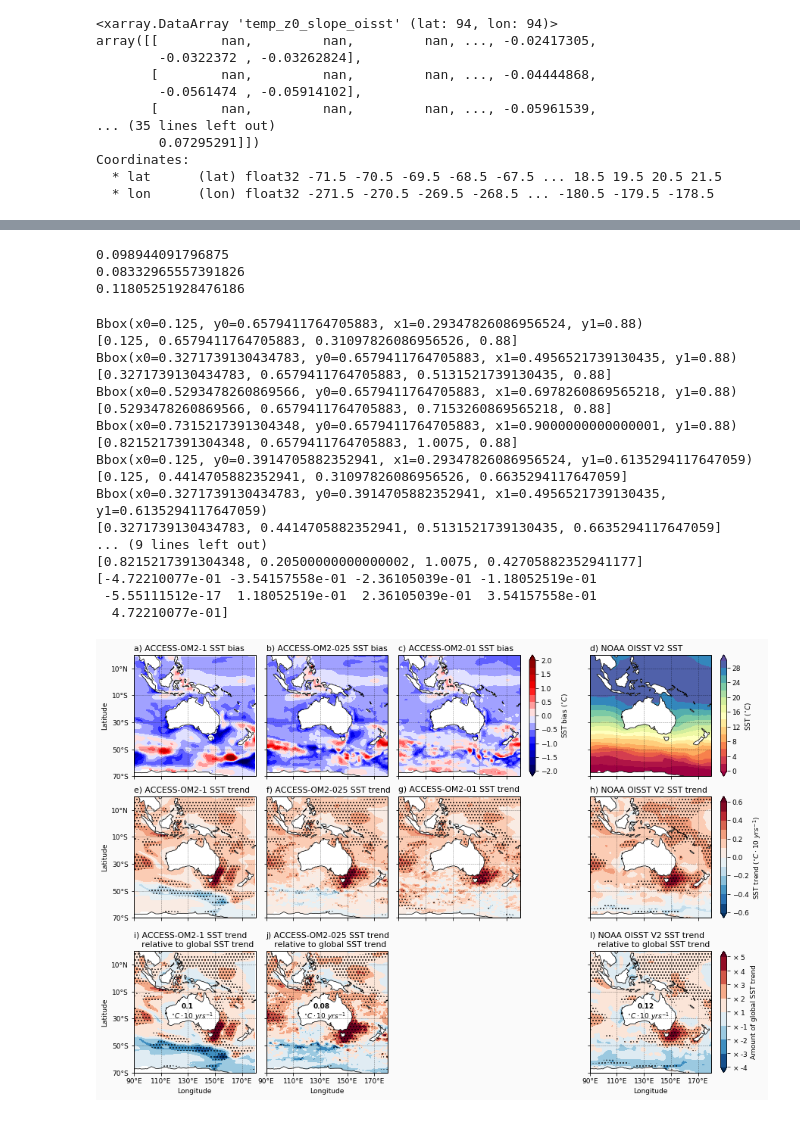
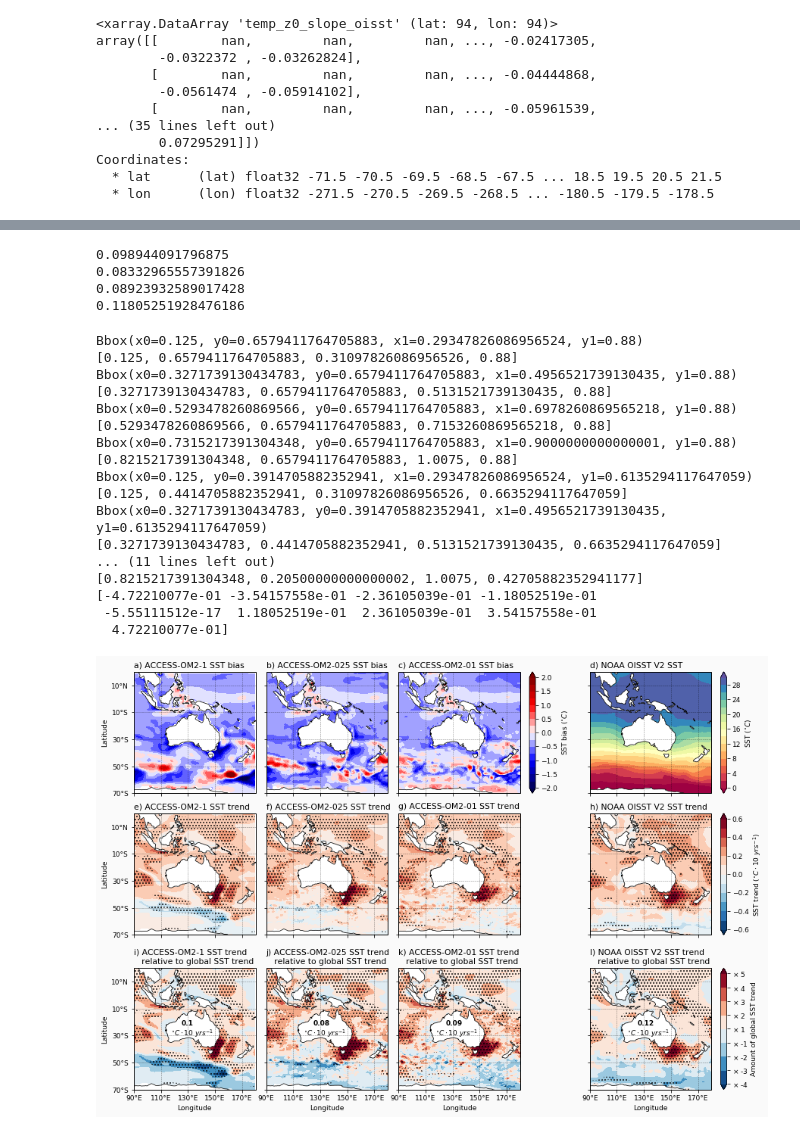
Before and after one commit to ERDuran/Australian-waters-diagnostics, a Jupyter notebook: scripts/p56_plot_SST_relative_to_globalmean.ipynb, the cells around one changed output, grey strips where cells are left out. Drawn from its saved outputs; the diff is of its cells as text; code cells hidden in the pictures.

Commit message:
plotted trend relative to global trend

```diff
--- a/scripts/p56_plot_SST_relative_to_globalmean.ipynb
+++ b/scripts/p56_plot_SST_relative_to_globalmean.ipynb
@@ -115,8 +115,8 @@ temp_z0_1_global_mod = xr.open_dataset(input_path + 'temp_z0_1_global_mod.nc').t
 print(temp_z0_1_global_mod)
 temp_z0_025_global_mod = xr.open_dataset(input_path + 'temp_z0_025_global_mod.nc').temp_z0_025_global_mod
 print(temp_z0_025_global_mod)
-# temp_z0_01_global_mod = xr.open_dataset(input_path + 'temp_z0_01_global_mod.nc').temp_z0_01_global_mod
-# print(temp_z0_01_global_mod)
+temp_z0_01_global_mod = xr.open_dataset(input_path + 'temp_z0_01_global_mod.nc').temp_z0_01_global_mod
+print(temp_z0_01_global_mod)
 # %% [output]
 <xarray.DataArray 'temp_z0_global_oisst' (year: 25)>
 array([13.38501 , 13.421956, 13.477673, 13.441988, 13.569297, 13.614277,
@@ -140,21 +140,22 @@ year = temp_z0_1_global_mod.year
 
 temp_z0_1_slope_global_mod, _, _, _, _ = stats.linregress(year, temp_z0_1_global_mod)
 temp_z0_025_slope_global_mod, _, _, _, _ = stats.linregress(year, temp_z0_025_global_mod)
-# temp_z0_01_slope_global_mod, _, _, _, _ = stats.linregress(year, temp_z0_01_global_mod)
+temp_z0_01_slope_global_mod, _, _, _, _ = stats.linregress(year, temp_z0_01_global_mod)
 temp_z0_slope_global_oisst, _, _, _, _ = stats.linregress(year, temp_z0_global_oisst)
 
 temp_z0_1_slope_global_mod = temp_z0_1_slope_global_mod*10
 temp_z0_025_slope_global_mod = temp_z0_025_slope_global_mod*10
-# temp_z0_01_slope_global_mod = temp_z0_01_slope_global_mod*10
+temp_z0_01_slope_global_mod = temp_z0_01_slope_global_mod*10
 temp_z0_slope_global_oisst = temp_z0_slope_global_oisst*10
 
 print(temp_z0_1_slope_global_mod)
 print(temp_z0_025_slope_global_mod)
-# print(temp_z0_01_slope_global_mod)
+print(temp_z0_01_slope_global_mod)
 print(temp_z0_slope_global_oisst)
 # %% [output]
 0.098944091796875
 0.08332965557391826
+0.08923932589017428
 0.11805251928476186
 # %%
 def bbox(pos):
@@ -524,36 +525,39 @@ gtrend = np.round(temp_z0_025_slope_global_mod,2)
 plt.text(125,-22.5,str(gtrend), fontweight='bold')
 plt.text(117.5,-30,'$^{\circ}C \cdot 10\ yrs^{-1}$')
 
-# ax = plt.subplot(row, col, 11, projection=ccrs.PlateCarree())
-# pos = ax.get_position()
-# print(pos)
-# pos_plot = [pos.x0, pos.y0+0.08, pos.x1+0.0175, pos.y1+0.08]
-# print(pos_plot)
-# # levels=arange(-1,1,0.1)
-# # cmap = plt.cm.RdBu_r
-# data = temp_z0_01_slope_mod
-# plot = plt.contourf(data.xt_ocean, data.yt_ocean, data,
-#             cmap=cmap, levels=levels, extend='both', transform=ccrs.PlateCarree())
-# levels2=[0, 0.05]
-# # cmap2 = plt.cm.RdBu_r
-# data2 = temp_z0_01_p_value_mod
-# plot2 = plt.contourf(data.xt_ocean, data.yt_ocean, data2, hatches=['...'],
-#             colors='none', levels=levels2, transform=ccrs.PlateCarree())
-# ax.set_position(bbox(pos_plot))
-# ax.set_title('k) ACCESS-OM2-01 trend', loc='left')
-# ax.set_extent([90, 180, -70, 20], crs=ccrs.PlateCarree())
-# ax.set_xticks(arange(90, 180, 20), crs=ccrs.PlateCarree())
-# ax.set_yticks(arange(-70, 20, 20), crs=ccrs.PlateCarree())
-# lon_formatter = LongitudeFormatter(zero_direction_label=True)
-# lat_formatter = LatitudeFormatter()
-# ax.xaxis.set_major_formatter(lon_formatter)
-# ax.yaxis.set_major_formatter(lat_formatter)
-# ax.set_xlabel('')
+ax = plt.subplot(row, col, 11, projection=ccrs.PlateCarree())
+pos = ax.get_position()
+print(pos)
+pos_plot = [pos.x0, pos.y0+0.08, pos.x1+0.0175, pos.y1+0.08]
+print(pos_plot)
+levels=arange(-temp_z0_01_slope_global_mod*4,temp_z0_01_slope_global_mod*4,temp_z0_01_slope_global_mod)
+# cmap = plt.cm.RdBu_r
+data = temp_z0_01_slope_mod - temp_z0_01_slope_global_mod
+plot = plt.contourf(data.xt_ocean, data.yt_ocean, data,
+            cmap=cmap, levels=levels, extend='both', transform=ccrs.PlateCarree())
+levels2=[0, 0.05]
+# cmap2 = plt.cm.RdBu_r
+data2 = temp_z0_01_p_value_mod
+plot2 = plt.contourf(data.xt_ocean, data.yt_ocean, data2, hatches=['...'],
+            colors='none', levels=levels2, transform=ccrs.PlateCarree())
+ax.set_position(bbox(pos_plot))
+ax.set_title('k) ACCESS-OM2-01 SST trend \n   relative to global SST trend', loc='left')
+ax.set_extent([90, 180, -70, 20], crs=ccrs.PlateCarree())
+ax.set_xticks(arange(90, 180, 20), crs=ccrs.PlateCarree())
+ax.set_yticks(arange(-70, 20, 20), crs=ccrs.PlateCarree())
+lon_formatter = LongitudeFormatter(zero_direction_label=True)
+lat_formatter = LatitudeFormatter()
+ax.xaxis.set_major_formatter(lon_formatter)
+ax.yaxis.set_major_formatter(lat_formatter)
+ax.set_xlabel('Longitude')
 # ax.set_xticklabels('')
-# ax.set_ylabel('')
-# ax.set_yticklabels('')
-# ax.grid(linewidth=0.5, color='black', alpha=0.5, linestyle='--')
-# ax.add_feature(land_50m)
+ax.set_ylabel('')
+ax.set_yticklabels('')
+ax.grid(linewidth=0.5, color='black', alpha=0.5, linestyle='--')
+ax.add_feature(land_50m)
+gtrend = np.round(temp_z0_01_slope_global_mod,2)
+plt.text(125,-22.5,str(gtrend), fontweight='bold')
+plt.text(117.5,-30,'$^{\circ}C \cdot 10\ yrs^{-1}$')
 
 ax = plt.subplot(row, col, 12, projection=ccrs.PlateCarree())
 pos = ax.get_position()
@@ -593,32 +597,32 @@ axins = inset_axes(ax,
                    width="5%",  # width = 5% of parent_bbox width
                    height="100%",  # height : 50%
                    loc='lower left',
                    bbox_to_anchor=(1.075, 0, 1, 1),
                    bbox_transform=ax.transAxes,
                    borderpad=0)
 cbar = plt.colorbar(plot, orientation='vertical',
                     label=r'Amount of global SST trend', cax=axins)
 cbar.set_ticks(levels)
 cbar.ax.set_yticklabels([r'$\times$ -4',r'$\times$ -3',r'$\times$ -2',r'$\times$ -1',
                         r'$\times$ 1',r'$\times$ 2',r'$\times$ 3',r'$\times$ 4',r'$\times$ 5'])
 
 savefigure('SST_bias_trend_gtrend')
 # %% [output]
 Bbox(x0=0.125, y0=0.6579411764705883, x1=0.29347826086956524, y1=0.88)
 [0.125, 0.6579411764705883, 0.31097826086956526, 0.88]
 Bbox(x0=0.3271739130434783, y0=0.6579411764705883, x1=0.4956521739130435, y1=0.88)
 [0.3271739130434783, 0.6579411764705883, 0.5131521739130435, 0.88]
 Bbox(x0=0.5293478260869566, y0=0.6579411764705883, x1=0.6978260869565218, y1=0.88)
 [0.5293478260869566, 0.6579411764705883, 0.7153260869565218, 0.88]
 Bbox(x0=0.7315217391304348, y0=0.6579411764705883, x1=0.9000000000000001, y1=0.88)
 [0.8215217391304348, 0.6579411764705883, 1.0075, 0.88]
 Bbox(x0=0.125, y0=0.3914705882352941, x1=0.29347826086956524, y1=0.6135294117647059)
 [0.125, 0.4414705882352941, 0.31097826086956526, 0.6635294117647059]
 Bbox(x0=0.3271739130434783, y0=0.3914705882352941, x1=0.4956521739130435, y1=0.6135294117647059)
 [0.3271739130434783, 0.4414705882352941, 0.5131521739130435, 0.6635294117647059]
-... (9 lines left out)
+... (11 lines left out)
 [0.8215217391304348, 0.20500000000000002, 1.0075, 0.42705882352941177]
 [-4.72210077e-01 -3.54157558e-01 -2.36105039e-01 -1.18052519e-01
  -5.55111512e-17  1.18052519e-01  2.36105039e-01  3.54157558e-01
   4.72210077e-01]
-[figure, old version]
+[figure, new version]
```
Also changed, not shown: parts of 1 cell of this notebook.
